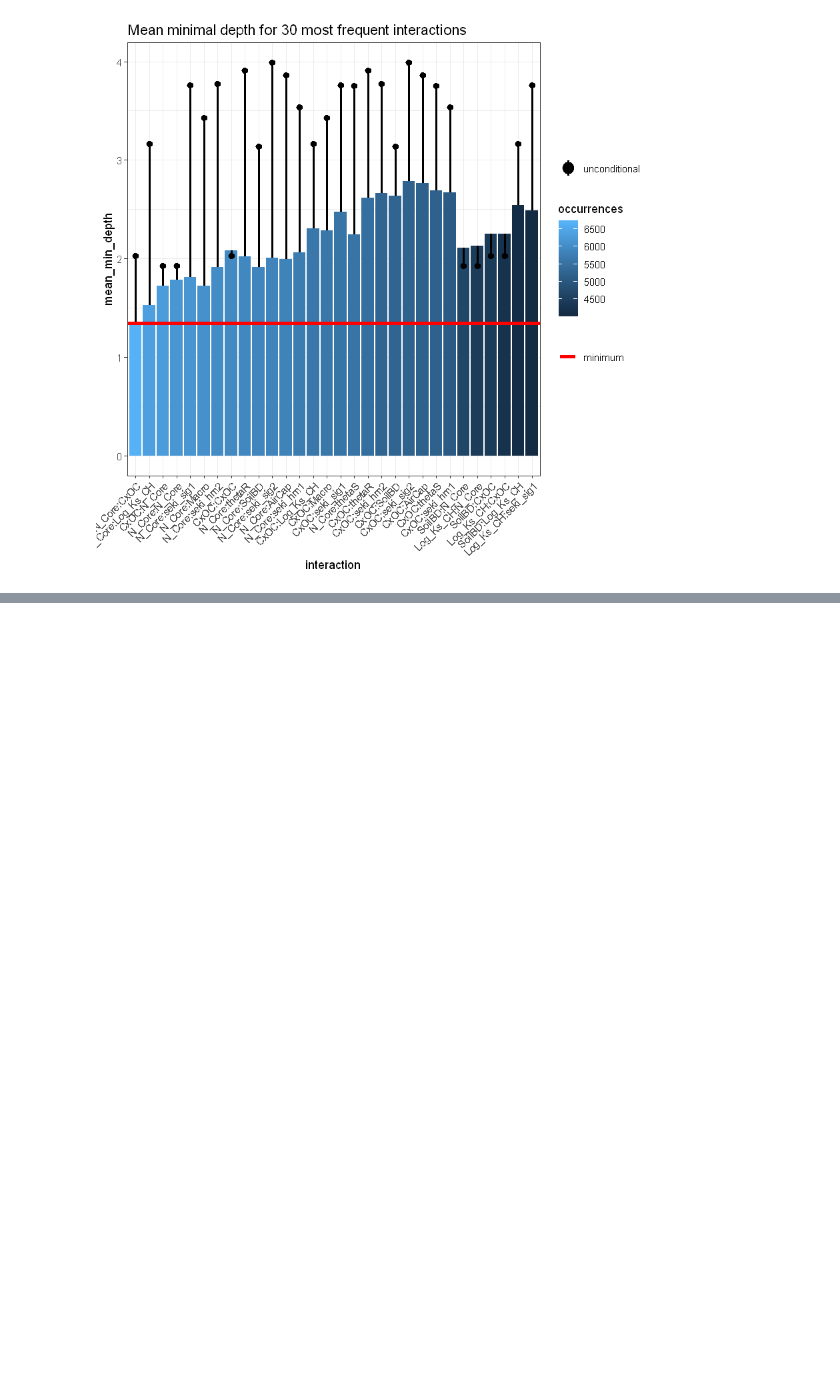
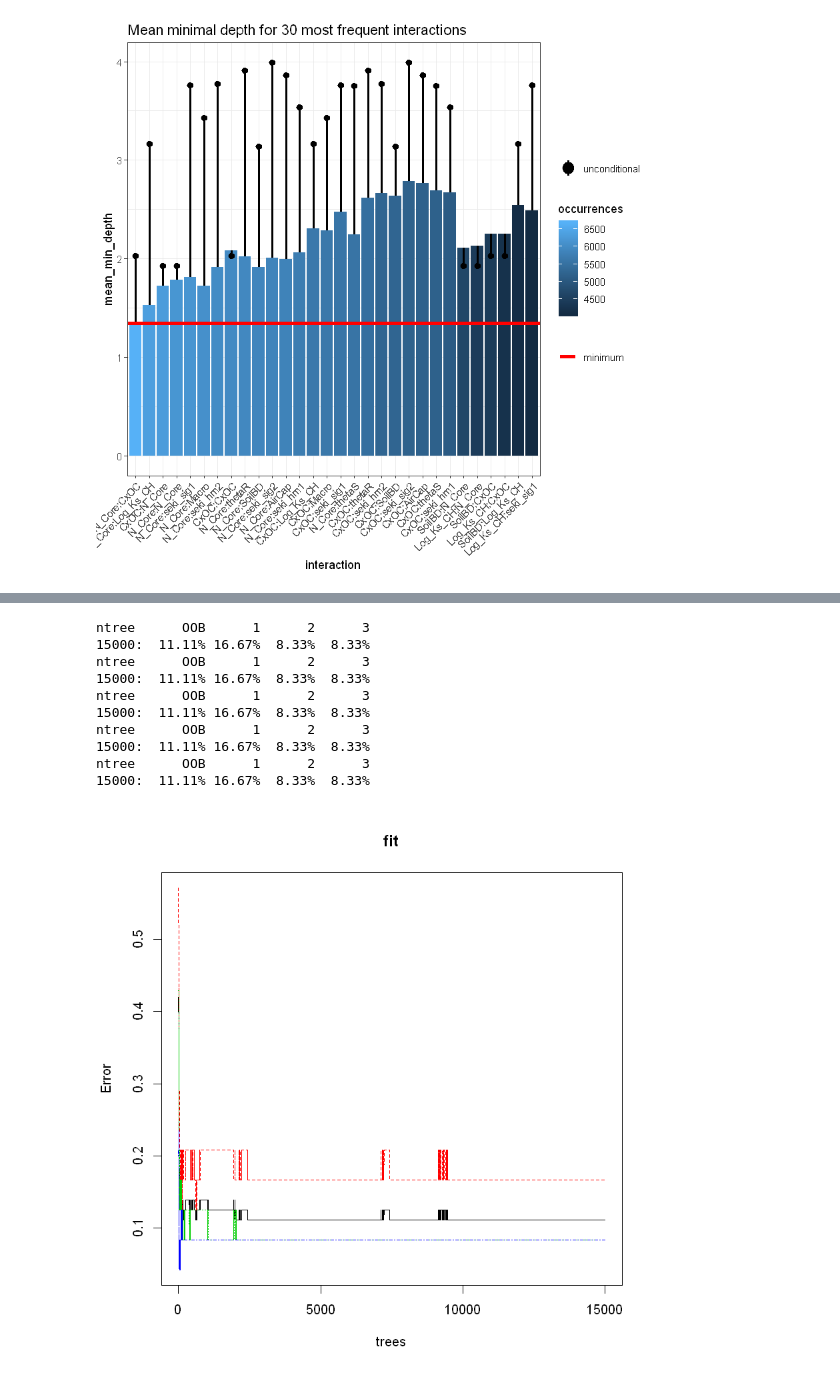
Before and after one commit to alfah13/Thesis_Data_Analysis, a Jupyter notebook: RANDOMFOREST.ipynb, the cells around one changed output, grey strips where cells are left out. Cells and saved outputs as stored; diff of their text form; code cells hidden in the pictures; blank space fills up the shorter version.

```diff
--- a/RANDOMFOREST.ipynb
+++ b/RANDOMFOREST.ipynb
@@ -166,15 +269,31 @@ fit <- randomForest(TrTl ~.,
 # %%
-dat.all <- data[,c(8,9,14,15,29:31)]
+dat.all <- data[,c(7,10,11,14,15,20,31,34:38,43)]
 dat.all[,1] <- as.factor(dat.all[,1])
 
+dat.all <- rfImpute(Depth ~.,
+                    data=dat.all,
+                    importance=TRUE,
+                    ntree=15000,mtry=3)
 
-fit <- randomForest(TrTl ~.,
+fit <- randomForest(Depth ~.,
                     data=dat.all,
 
                     importance=TRUE,
                     ntree=15000,mtry=3)
 plot(fit)
 varImpPlot(fit)
 plot_min_depth_distribution(min_depth_distribution(fit))
 plot_multi_way_importance(fit, size_measure = "no_of_nodes")
 plot_min_depth_interactions(fit)
+# %% [output]
+ntree      OOB      1      2      3
+15000:  11.11% 16.67%  8.33%  8.33%
+ntree      OOB      1      2      3
+15000:  11.11% 16.67%  8.33%  8.33%
+ntree      OOB      1      2      3
+15000:  11.11% 16.67%  8.33%  8.33%
+ntree      OOB      1      2      3
+15000:  11.11% 16.67%  8.33%  8.33%
+ntree      OOB      1      2      3
+15000:  11.11% 16.67%  8.33%  8.33%
+[figure, added]
```
Also changed, not shown: parts of 9 cells of this notebook.
